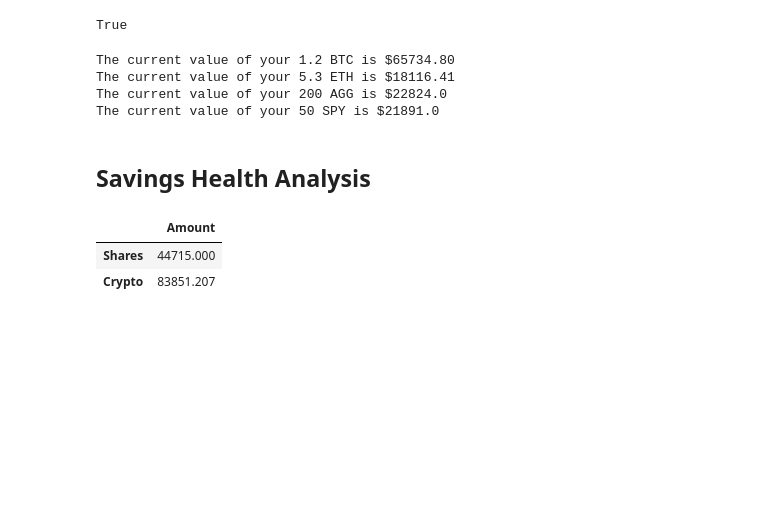
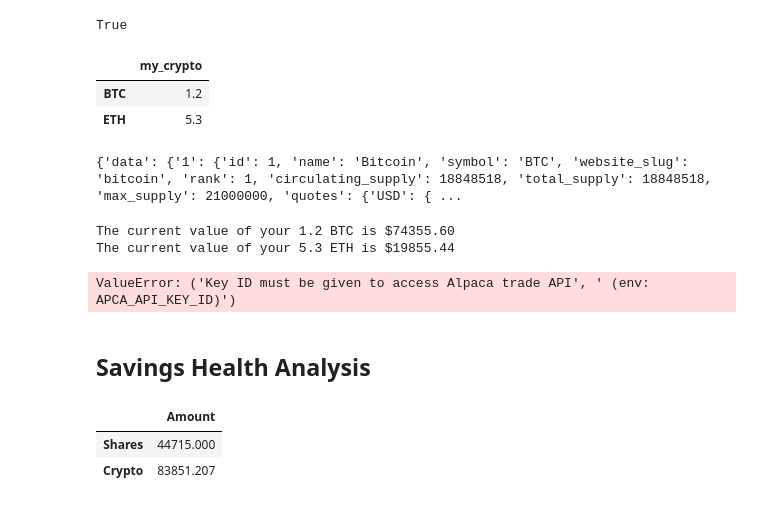
Before and after one commit to lasaneb/Miami-Homework, a Jupyter notebook: HW5.2/Personal Finance Planner.ipynb, the cells around one changed output. Cells and saved outputs as stored; diff of their text form; code cells hidden in the pictures; blank space fills up the shorter version.

```diff
--- a/HW5.2/Personal Finance Planner.ipynb
+++ b/HW5.2/Personal Finance Planner.ipynb
@@ -30,6 +28,10 @@ crypto_tickers = ["BTC", "ETH"]
 # %%
 # Create the shares DataFrame
 ct_shares = pd.DataFrame(crypto_assets, index=crypto_tickers)
 
 # Display shares data
-#ct_shares
+ct_shares
+# %% [output]
+|  | my_crypto |
+| BTC | 1.2 |
+| ETH | 5.3 |
@@ -36,24 +40,30 @@ ct_shares = pd.DataFrame(crypto_assets, index=crypto_tickers)
+# %%
+ #Fetch current BTC price
+btc_url = "https://api.alternative.me/v2/ticker/Bitcoin/?convert=CAD"
+response = requests.get(btc_url)
+#print(response)
+
+data = response.json()
+print(data)
+
+btc_price = data['data']['1']["quotes"]["USD"]["price"]
+
+#print(btc_price)
+
+# Fetch current ETH price
+eth_url = "https://api.alternative.me/v2/ticker/Ethereum/?convert=CAD"
+response = requests.get(eth_url)
+#print(response)
+
+data = response.json()
+#print(data)
+
+
+cyrpto = dictionary['id']['cypto']['type']['symbol']
+cyrpto = dictionary['id']['details']
+# %% [output]
+{'data': {'1': {'id': 1, 'name': 'Bitcoin', 'symbol': 'BTC', 'website_slug': 'bitcoin', 'rank': 1, 'circulating_supply': 18848518, 'total_supply': 18848518, 'max_supply': 21000000, 'quotes': {'USD': { ...
 # %%
-# Fetch current BTC price
-btc_url = "https://api.alternative.me/v2/ticker/Bitcoin/?convert=CAD"
-response = requests.get(btc_url)
-#print(response)
-
-data = response.json()
-#print(data)
-
-btc_price = data['data']['1']["quotes"]["USD"]["price"]
-
-#print(btc_price)
-
-# Fetch current ETH price
-eth_url = "https://api.alternative.me/v2/ticker/Ethereum/?convert=CAD"
-response = requests.get(eth_url)
-#print(response)
-
-data = response.json()
-#print(data)
-
 eth_price = data['data']['1027']["quotes"]["USD"]["price"]
 
 #print(eth_price)
@@ -125,10 +135,9 @@ spy_close_price = spy_price * my_spy
 print(f"The current value of your {my_agg} AGG is ${agg_close_price}")
 print(f"The current value of your {my_spy} SPY is ${spy_close_price}")
 # %% [output]
-The current value of your 1.2 BTC is $65734.80
-The current value of your 5.3 ETH is $18116.41
-The current value of your 200 AGG is $22824.0
-The current value of your 50 SPY is $21891.0
+The current value of your 1.2 BTC is $74355.60
+The current value of your 5.3 ETH is $19855.44
+ValueError: ('Key ID must be given to access Alpaca trade API', ' (env: APCA_API_KEY_ID)')
 # %% [markdown]
 ## Savings Health Analysis
 # %%
```
Also changed, not shown: parts of 2 cells of this notebook, 25 other files.
